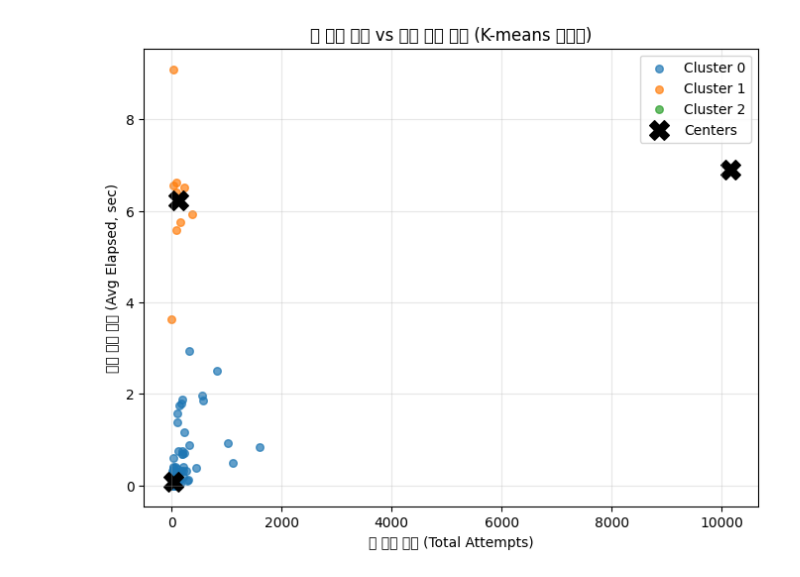
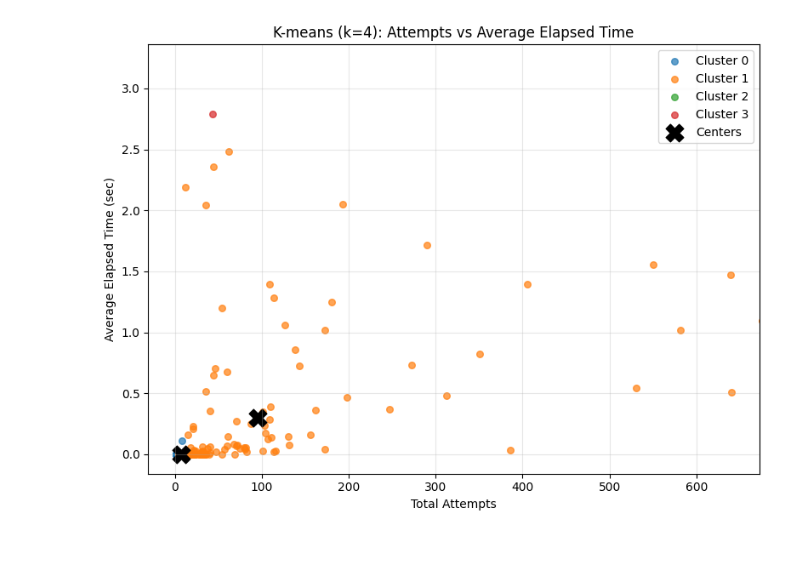
Before and after one commit to eunShim/BigDataCapstone, a Jupyter notebook: bigdatacapstone.ipynb, the cells around one changed output. Saved outputs shown, nothing was run; the diff lists cells and outputs as text; code cells hidden in the pictures; blank space fills up the shorter version.

```diff
--- a/bigdatacapstone.ipynb
+++ b/bigdatacapstone.ipynb
@@ -30,10 +30,11 @@ df_sample = pd.concat(dfs, ignore_index=True)
 
 # =======================================
 # 2. 사용자별 특징 추출
+#    - total_attempts: submit 횟수
+#    - avg_elapsed   : enter/submit 짝으로 평균 풀이시간(초)
+#    - response_rate : submit/enter (0~1로 클리핑)
 # =======================================
-# enter → submit 시간차로 평균 풀이시간 계산
 def compute_avg_elapsed(user_df):
-    # enter/submit 이벤트만 추출
     enter_times = user_df.loc[user_df["action_type"] == "enter", "timestamp"].reset_index(drop=True)
     submit_times = user_df.loc[user_df["action_type"] == "submit", "timestamp"].reset_index(drop=True)
     if len(enter_times) == 0 or len(submit_times) == 0:
@@ -47,48 +48,101 @@ user_stats = (
     df_sample.groupby("source_file")
     .apply(lambda x: pd.Series({
         "total_attempts": (x["action_type"] == "submit").sum(),
-        "avg_elapsed": compute_avg_elapsed(x)
+        "enter_cnt":      (x["action_type"] == "enter").sum(),
+        "avg_elapsed":    compute_avg_elapsed(x)
     }))
     .reset_index()
 )
 
+# 응답률(0~1) 계산
+user_stats["response_rate"] = np.where(
+    user_stats["enter_cnt"] > 0,
+    np.clip(user_stats["total_attempts"] / user_stats["enter_cnt"], 0, 1),
+    np.nan
+)
+
 # 결측치 제거
-user_stats = user_stats.dropna()
+user_stats = user_stats.dropna(subset=["avg_elapsed", "response_rate"]).reset_index(drop=True)
 
 # =======================================
-# 3. K-means 군집화
+# 3. K-means 군집화 (k=4)
+#    - 특성: total_attempts, avg_elapsed, response_rate
 # =======================================
-X = user_stats[["total_attempts", "avg_elapsed"]]
+X = user_stats[["total_attempts", "avg_elapsed", "response_rate"]].copy()
+
 scaler = StandardScaler()
 X_scaled = scaler.fit_transform(X)
 
-kmeans = KMeans(n_clusters=3, random_state=42, n_init="auto")
+kmeans = KMeans(n_clusters=4, random_state=42, n_init=10)
 user_stats["cluster"] = kmeans.fit_predict(X_scaled)
 
+# 클러스터 중심(원 스케일) 계산
+centers_scaled = kmeans.cluster_centers_
+centers = pd.DataFrame(scaler.inverse_transform(centers_scaled),
+                       columns=["total_attempts", "avg_elapsed", "response_rate"])
+
 # =======================================
-# 4. 상관관계 계산
+# 4. 상관관계(참고): 시도 vs 시간
 # =======================================
-corr = user_stats[["total_attempts", "avg_elapsed"]].corr().iloc[0,1]
+corr = user_stats[["total_attempts", "avg_elapsed"]].corr().iloc[0, 1]
 print(f"총 시도 횟수와 평균 풀이 시간 상관계수: {corr:.3f}")
 
 # =======================================
-# 5. 시각화
+# 5. 시각화 도우미: 축 범위를 분위수 기반으로 자동 설정
 # =======================================
-plt.figure(figsize=(8,6))
-for cluster_id in sorted(user_stats["cluster"].unique()):
-    cluster_data = user_stats[user_stats["cluster"] == cluster_id]
-    plt.scatter(cluster_data["total_attempts"], cluster_data["avg_elapsed"],
-                s=30, alpha=0.7, label=f"Cluster {cluster_id}")
+def auto_limits(series, q_low=1, q_high=99, pad_ratio=0.05):
+    lo = np.nanpercentile(series, q_low)
+    hi = np.nanpercentile(series, q_high)
+    if hi == lo:
+        lo = series.min()
+        hi = series.max()
+    pad = (hi - lo) * pad_ratio
+    return lo - pad, hi + pad
 
-# 클러스터 중심 표시
-centers = kmeans.cluster_centers_
-centers_orig = scaler.inverse_transform(centers)
-plt.scatter(centers_orig[:,0], centers_orig[:,1], c="black", s=200, marker="X", label="Centers")
+# =======================================
+# 6. Visualization 1: Attempts vs Avg Elapsed
+# =======================================
+plt.figure(figsize=(8, 6))
+for c in sorted(user_stats["cluster"].unique()):
+    part = user_stats[user_stats["cluster"] == c]
+    plt.scatter(part["total_attempts"], part["avg_elapsed"],
+                s=30, alpha=0.7, label=f"Cluster {c}")
 
-plt.xlabel("총 시도 횟수 (Total Attempts)")
-plt.ylabel("평균 풀이 시간 (Avg Elapsed, sec)")
-plt.title("총 시도 횟수 vs 평균 풀이 시간 (K-means 군집화)")
+plt.xlim(auto_limits(user_stats["total_attempts"]))
+plt.ylim(auto_limits(user_stats["avg_elapsed"]))
+
+plt.scatter(centers["total_attempts"], centers["avg_elapsed"],
+            c="black", s=220, marker="X", label="Centers")
+
+plt.xlabel("Total Attempts")
+plt.ylabel("Average Elapsed Time (sec)")
+plt.title("K-means (k=4): Attempts vs Average Elapsed Time")
 plt.legend()
 plt.grid(alpha=0.3)
+plt.tight_layout()
 plt.show()
+
+# =======================================
+# 7. Visualization 2: Attempts vs Response Rate
+# =======================================
+plt.figure(figsize=(8, 6))
+for c in sorted(user_stats["cluster"].unique()):
+    part = user_stats[user_stats["cluster"] == c]
+    plt.scatter(part["total_attempts"], part["response_rate"],
+                s=30, alpha=0.7, label=f"Cluster {c}")
+
+plt.xlim(auto_limits(user_stats["total_attempts"]))
+ylo, yhi = auto_limits(user_stats["response_rate"])
+plt.ylim((max(0.0, ylo), min(1.0, yhi)))
+
+plt.scatter(centers["total_attempts"], centers["response_rate"],
+            c="black", s=220, marker="X", label="Centers")
+
+plt.xlabel("Total Attempts")
+plt.ylabel("Response Rate")
+plt.title("K-means (k=4): Attempts vs Response Rate")
+plt.legend()
+plt.grid(alpha=0.3)
+plt.tight_layout()
+plt.show()
 # %% [output]
@@ -96 +150 @@ plt.show()
-[figure, old version]
+[figure, new version]
```
Also changed, not shown: parts of 1 cell of this notebook.
